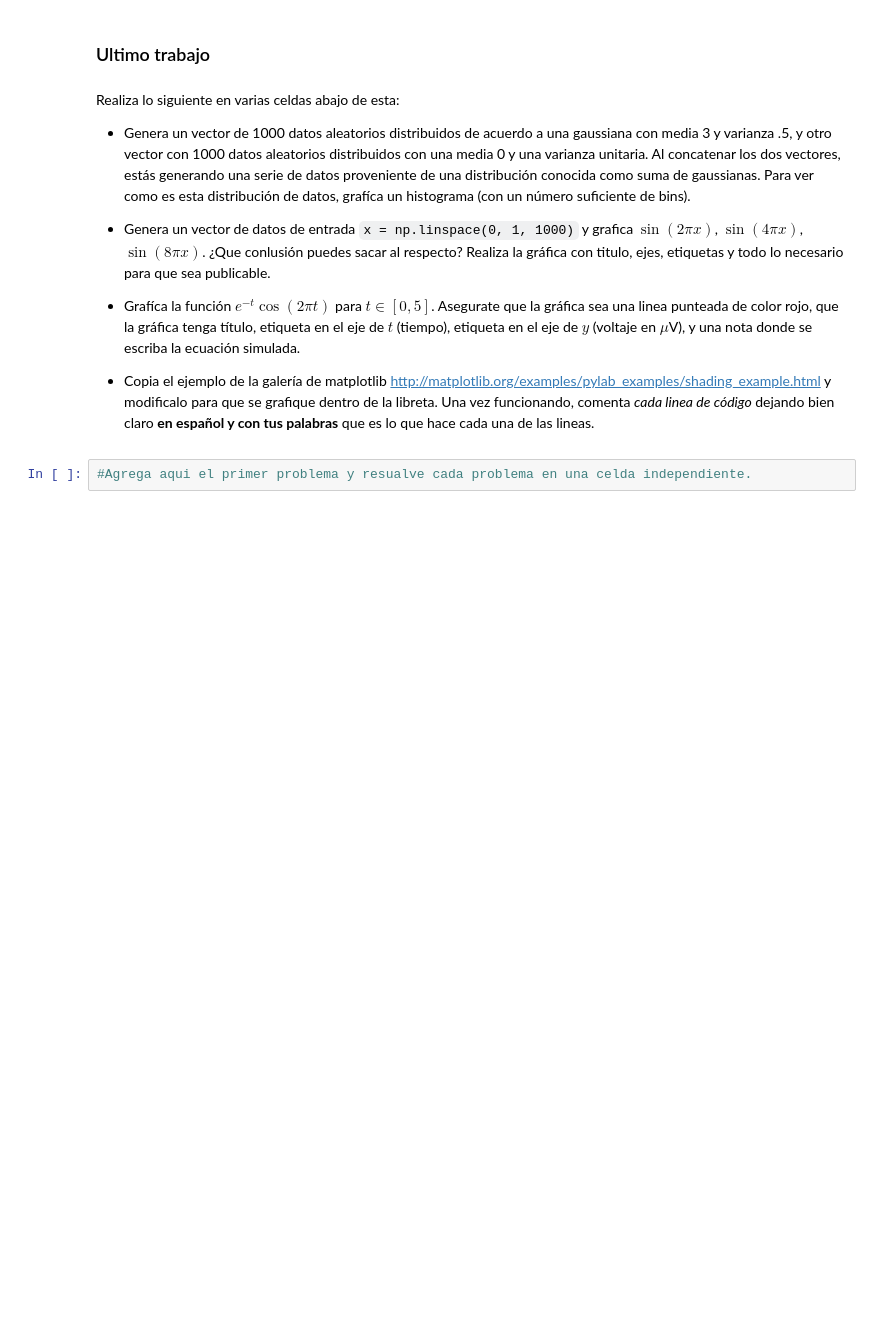
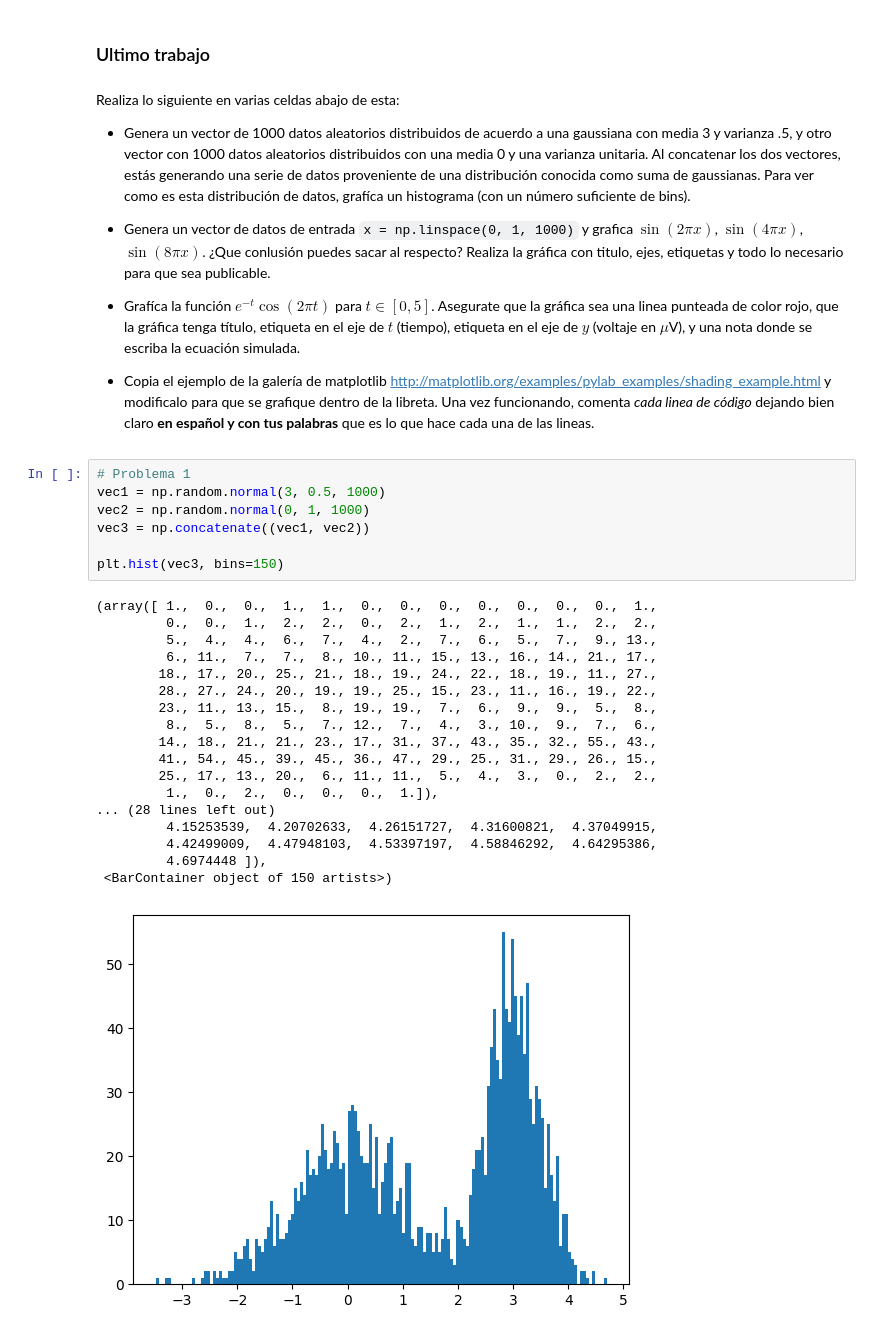
Before and after one commit to 3dgrapes/LibretasIntroducci-n, a Jupyter notebook: assets/libretas/Introducción a Numpy y Matplotlib.ipynb, the cells around one changed output. Cells and saved outputs as stored; diff of their text form; blank space fills up the shorter version.

```diff
--- a/assets/libretas/Introducción a Numpy y Matplotlib.ipynb
+++ b/assets/libretas/Introducción a Numpy y Matplotlib.ipynb
@@ -575,5 +575,29 @@ Realiza lo siguiente en varias celdas abajo de esta:
 * Grafíca la función $e^{-t}\cos(2\pi t)$ para $t \in [0, 5]$. Asegurate que la gráfica sea una linea punteada de color rojo, que la gráfica tenga título, etiqueta en el eje de $t$ (tiempo), etiqueta en el eje de $y$ (voltaje en $\mu$V), y una nota donde se escriba la ecuación simulada.
 
 * Copia el ejemplo de la galería de matplotlib http://matplotlib.org/examples/pylab_examples/shading_example.html y modificalo para que se grafique dentro de la libreta. Una vez funcionando, comenta *cada linea de código* dejando bien claro **en español y con tus palabras** que es lo que hace cada una de las lineas.
-# %%
-#Agrega aqui el primer problema y resualve cada problema en una celda independiente.
+# %%
+# Problema 1
+vec1 = np.random.normal(3, 0.5, 1000)
+vec2 = np.random.normal(0, 1, 1000)
+vec3 = np.concatenate((vec1, vec2))
+
+plt.hist(vec3, bins=150)
+# %% [output]
+(array([ 1.,  0.,  0.,  1.,  1.,  0.,  0.,  0.,  0.,  0.,  0.,  0.,  1.,
+         0.,  0.,  1.,  2.,  2.,  0.,  2.,  1.,  2.,  1.,  1.,  2.,  2.,
+         5.,  4.,  4.,  6.,  7.,  4.,  2.,  7.,  6.,  5.,  7.,  9., 13.,
+         6., 11.,  7.,  7.,  8., 10., 11., 15., 13., 16., 14., 21., 17.,
+        18., 17., 20., 25., 21., 18., 19., 24., 22., 18., 19., 11., 27.,
+        28., 27., 24., 20., 19., 19., 25., 15., 23., 11., 16., 19., 22.,
+        23., 11., 13., 15.,  8., 19., 19.,  7.,  6.,  9.,  9.,  5.,  8.,
+         8.,  5.,  8.,  5.,  7., 12.,  7.,  4.,  3., 10.,  9.,  7.,  6.,
+        14., 18., 21., 21., 23., 17., 31., 37., 43., 35., 32., 55., 43.,
+        41., 54., 45., 39., 45., 36., 47., 29., 25., 31., 29., 26., 15.,
+        25., 17., 13., 20.,  6., 11., 11.,  5.,  4.,  3.,  0.,  2.,  2.,
+         1.,  0.,  2.,  0.,  0.,  0.,  1.]),
+... (28 lines left out)
+         4.15253539,  4.20702633,  4.26151727,  4.31600821,  4.37049915,
+         4.42499009,  4.47948103,  4.53397197,  4.58846292,  4.64295386,
+         4.6974448 ]),
+ <BarContainer object of 150 artists>)
+[figure, added]
```
Also changed, not shown: parts of 8 cells of this notebook.
